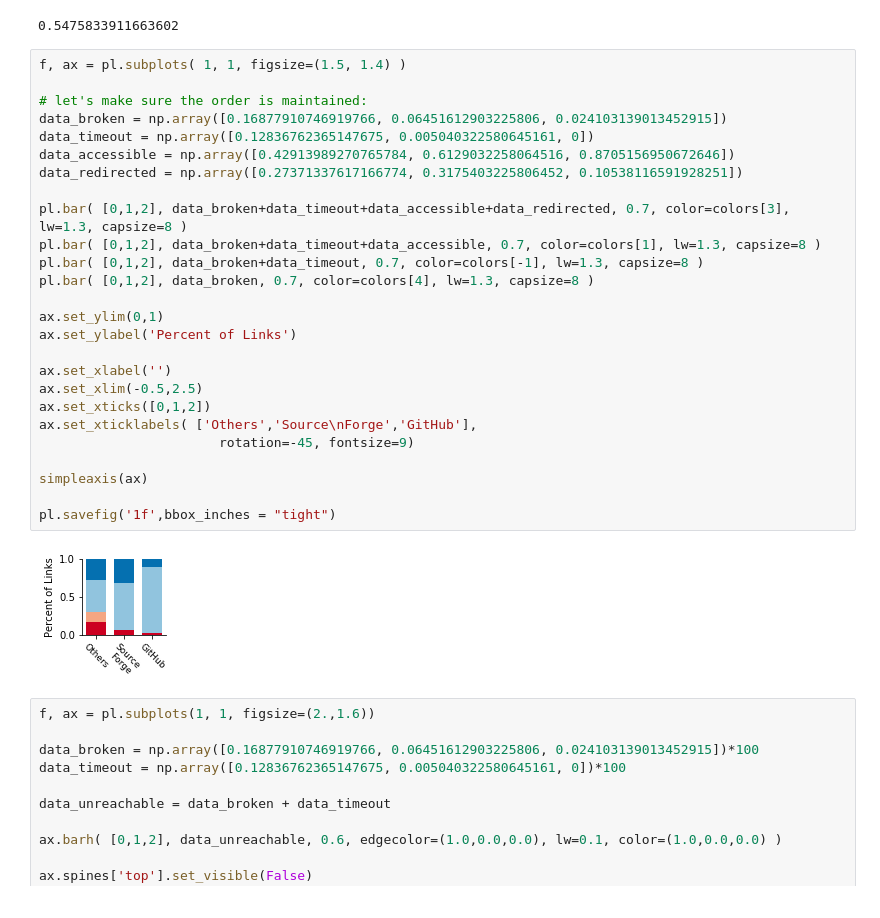
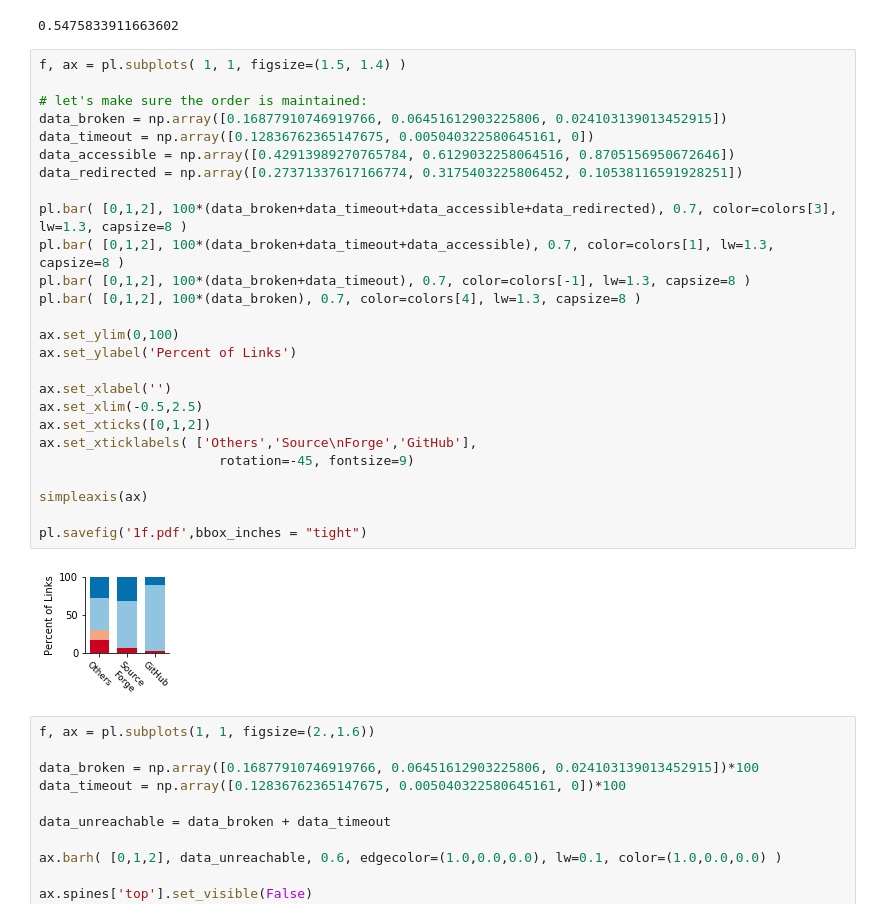
Before and after one commit to smangul1/good.software, a Jupyter notebook: analysis/Figure1.ipynb, the cells around one changed output. Saved outputs shown, nothing was run; the diff lists cells and outputs as text.

```diff
--- a/analysis/Figure1.ipynb
+++ b/analysis/Figure1.ipynb
@@ -641,31 +641,31 @@ print(oddsratio)
 # %%
 f, ax = pl.subplots( 1, 1, figsize=(1.5, 1.4) )
 
 # let's make sure the order is maintained:
 data_broken = np.array([0.16877910746919766, 0.06451612903225806, 0.024103139013452915])
 data_timeout = np.array([0.12836762365147675, 0.005040322580645161, 0])
 data_accessible = np.array([0.42913989270765784, 0.6129032258064516, 0.8705156950672646])
 data_redirected = np.array([0.27371337617166774, 0.3175403225806452, 0.10538116591928251])
 
-pl.bar( [0,1,2], data_broken+data_timeout+data_accessible+data_redirected, 0.7, color=colors[3], lw=1.3, capsize=8 )
-pl.bar( [0,1,2], data_broken+data_timeout+data_accessible, 0.7, color=colors[1], lw=1.3, capsize=8 )
-pl.bar( [0,1,2], data_broken+data_timeout, 0.7, color=colors[-1], lw=1.3, capsize=8 )
-pl.bar( [0,1,2], data_broken, 0.7, color=colors[4], lw=1.3, capsize=8 )
+pl.bar( [0,1,2], 100*(data_broken+data_timeout+data_accessible+data_redirected), 0.7, color=colors[3], lw=1.3, capsize=8 )
+pl.bar( [0,1,2], 100*(data_broken+data_timeout+data_accessible), 0.7, color=colors[1], lw=1.3, capsize=8 )
+pl.bar( [0,1,2], 100*(data_broken+data_timeout), 0.7, color=colors[-1], lw=1.3, capsize=8 )
+pl.bar( [0,1,2], 100*(data_broken), 0.7, color=colors[4], lw=1.3, capsize=8 )
 
-ax.set_ylim(0,1)
+ax.set_ylim(0,100)
 ax.set_ylabel('Percent of Links')
 
 ax.set_xlabel('')
 ax.set_xlim(-0.5,2.5)
 ax.set_xticks([0,1,2])
 ax.set_xticklabels( ['Others','Source\nForge','GitHub'],
                        rotation=-45, fontsize=9)
 
 simpleaxis(ax)
 
-pl.savefig('1f',bbox_inches = "tight")
+pl.savefig('1f.pdf',bbox_inches = "tight")
 # %% [output]
-[figure, old version]
+[figure, new version]
 # %%
 f, ax = pl.subplots(1, 1, figsize=(2.,1.6))
 
```
Also changed, not shown: parts of 7 cells of this notebook, 8 other files.
